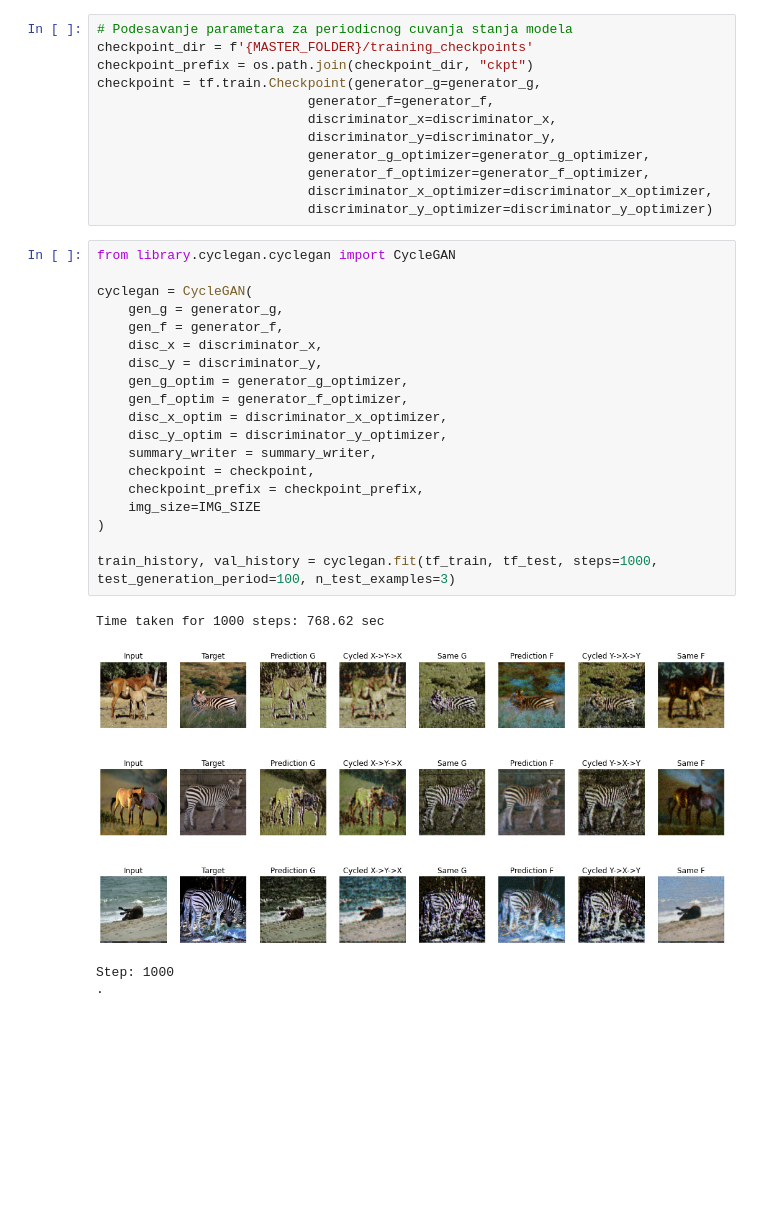
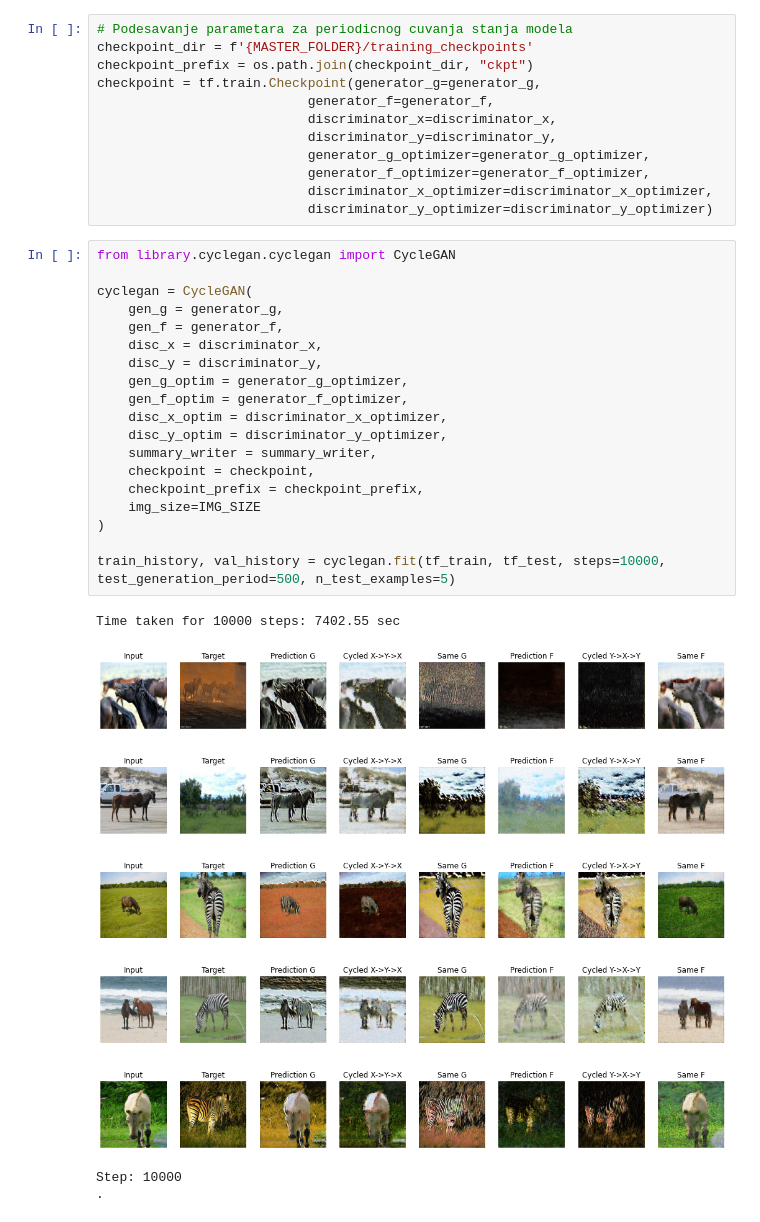
Before and after one commit to Robotmurlock/MATF-ML-pix2pix-CycleGAN, a Jupyter notebook: 06_CycleGAN_horses_and_zebras.ipynb, the cells around one changed output. Drawn from its saved outputs; the diff is of its cells as text; blank space fills up the shorter version.

```diff
--- a/06_CycleGAN_horses_and_zebras.ipynb
+++ b/06_CycleGAN_horses_and_zebras.ipynb
@@ -151,26 +147,26 @@ checkpoint = tf.train.Checkpoint(generator_g=generator_g,
 # %%
 from library.cyclegan.cyclegan import CycleGAN
 
 cyclegan = CycleGAN(
     gen_g = generator_g,
     gen_f = generator_f,
     disc_x = discriminator_x,
     disc_y = discriminator_y,
     gen_g_optim = generator_g_optimizer,
     gen_f_optim = generator_f_optimizer,
     disc_x_optim = discriminator_x_optimizer,
     disc_y_optim = discriminator_y_optimizer,
     summary_writer = summary_writer,
     checkpoint = checkpoint,
     checkpoint_prefix = checkpoint_prefix,
     img_size=IMG_SIZE
 )
 
-train_history, val_history = cyclegan.fit(tf_train, tf_test, steps=1000, test_generation_period=100, n_test_examples=3)
+train_history, val_history = cyclegan.fit(tf_train, tf_test, steps=10000, test_generation_period=500, n_test_examples=5)
 # %% [output]
-Time taken for 1000 steps: 768.62 sec
+Time taken for 10000 steps: 7402.55 sec
-[figure, old version]
+[figure, new version]
-Step: 1000
+Step: 10000
 .
 # %%
 from library.cyclegan.visualization import plot_training_results
```
Also changed, not shown: parts of 4 cells of this notebook.
